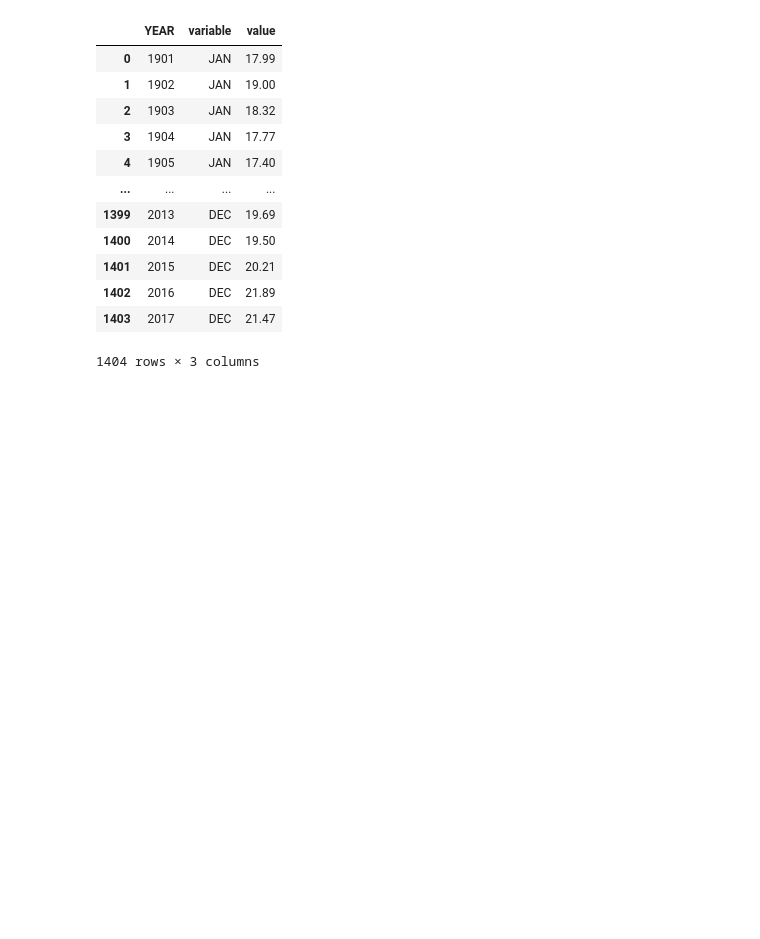
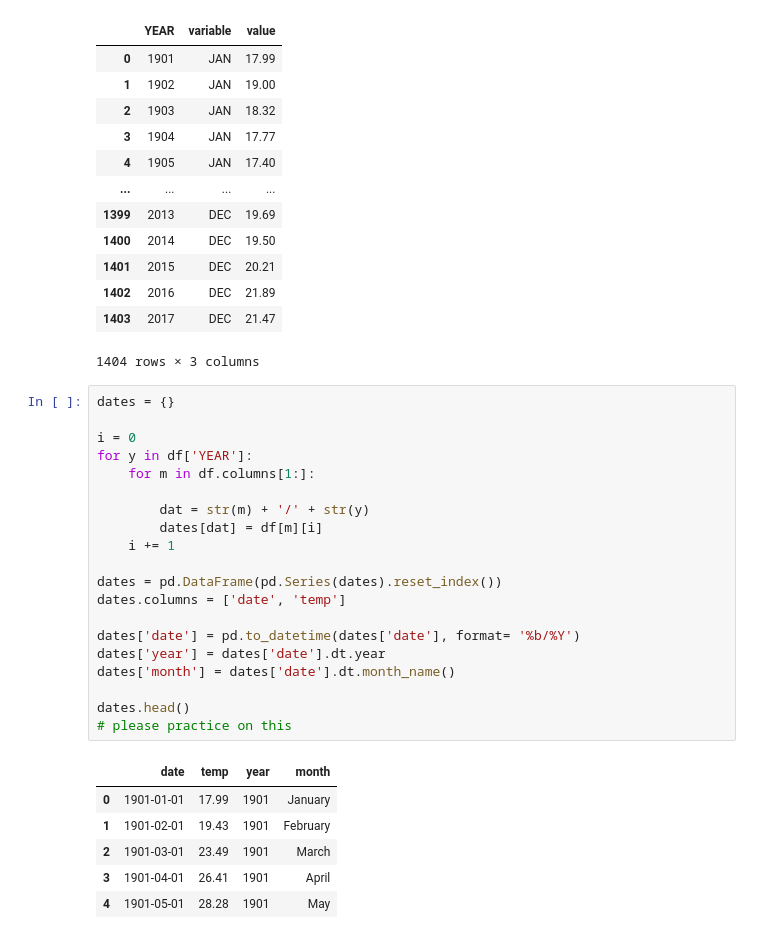
Before and after one commit to jiin-son/weather_india, a Jupyter notebook: Explanatory_Data_Analysis.ipynb, the cells around one changed output. Saved outputs shown, nothing was run; the diff lists cells and outputs as text; blank space fills up the shorter version.

```diff
--- a/Explanatory_Data_Analysis.ipynb
+++ b/Explanatory_Data_Analysis.ipynb
@@ -65,3 +75,30 @@ pd.melt(df, id_vars='YEAR', value_vars=['JAN', 'FEB', 'MAR', 'APR', 'MAY', 'JUN'
 | 1402 | 2016 | DEC | 21.89 |
 | 1403 | 2017 | DEC | 21.47 |
 1404 rows × 3 columns
+# %%
+dates = {}
+
+i = 0
+for y in df['YEAR']:
+    for m in df.columns[1:]:
+
+        dat = str(m) + '/' + str(y)
+        dates[dat] = df[m][i]
+    i += 1
+
+dates = pd.DataFrame(pd.Series(dates).reset_index())
+dates.columns = ['date', 'temp']
+
+dates['date'] = pd.to_datetime(dates['date'], format= '%b/%Y')
+dates['year'] = dates['date'].dt.year
+dates['month'] = dates['date'].dt.month_name()
+
+dates.head()
+# please practice on this
+# %% [output]
+|  | date | temp | year | month |
+| 0 | 1901-01-01 | 17.99 | 1901 | January |
+| 1 | 1901-02-01 | 19.43 | 1901 | February |
+| 2 | 1901-03-01 | 23.49 | 1901 | March |
+| 3 | 1901-04-01 | 26.41 | 1901 | April |
+| 4 | 1901-05-01 | 28.28 | 1901 | May |
```
Also changed, not shown: parts of 1 cell of this notebook.
